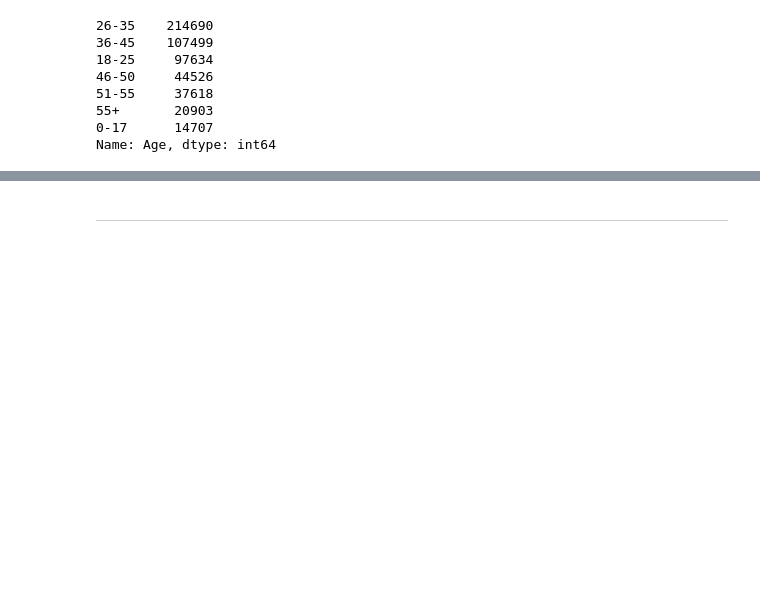
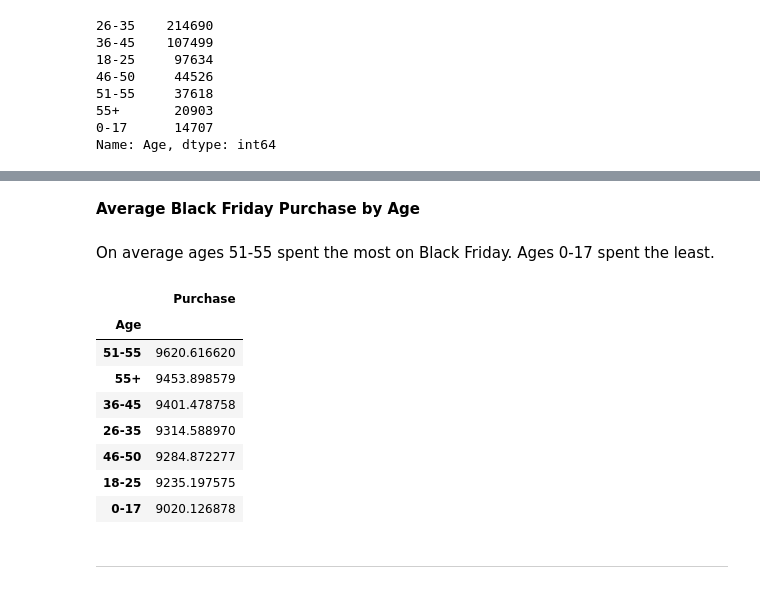
Before and after one commit to pinkdragon1000/Black-Friday-Project, a Jupyter notebook: Black Friday Analysis.ipynb, the cells around one changed output, grey strips where cells are left out. Drawn from its saved outputs; the diff is of its cells as text; code cells hidden in the pictures; blank space fills up the shorter version.

```diff
--- a/Black Friday Analysis.ipynb
+++ b/Black Friday Analysis.ipynb
@@ -270,3 +308,20 @@ Name: Age, dtype: int64
+# %% [markdown]
+**Average Black Friday Purchase by Age**
+# %% [markdown]
+On average ages 51-55 spent the most on Black Friday.  Ages 0-17 spent the least.
+# %%
+avgpurchaseage=df.groupby('Age').agg({'Purchase':np.average}).sort_values('Purchase', ascending=False)
+avgpurchaseage
+# %% [output]
+|  | Purchase |
+| Age |  |
+| 51-55 | 9620.616620 |
+| 55+ | 9453.898579 |
+| 36-45 | 9401.478758 |
+| 26-35 | 9314.588970 |
+| 46-50 | 9284.872277 |
+| 18-25 | 9235.197575 |
+| 0-17 | 9020.126878 |
 # %% [markdown]
 <hr>
 # %% [markdown]
```
Also changed, not shown: parts of 34 cells of this notebook.
